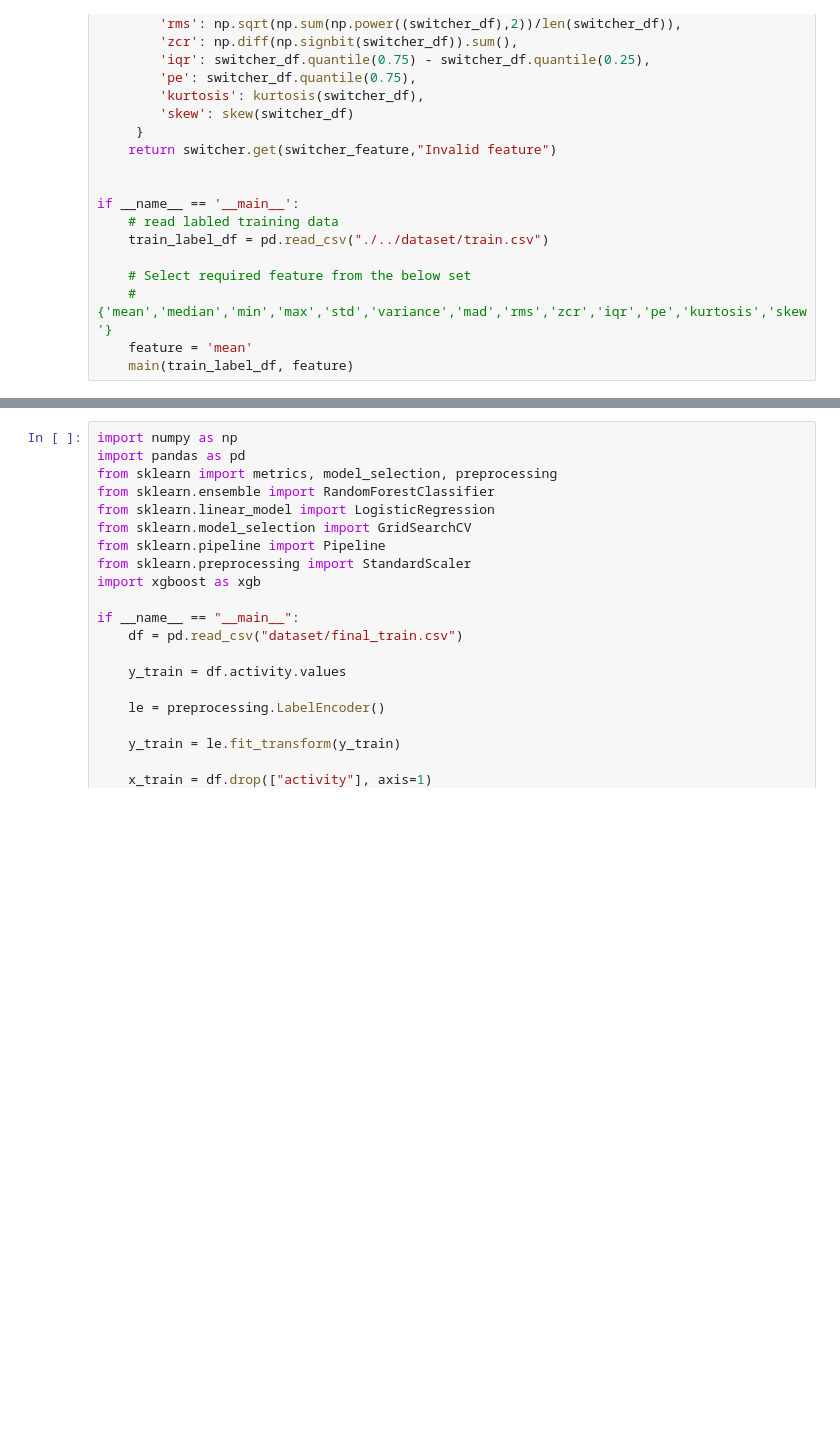
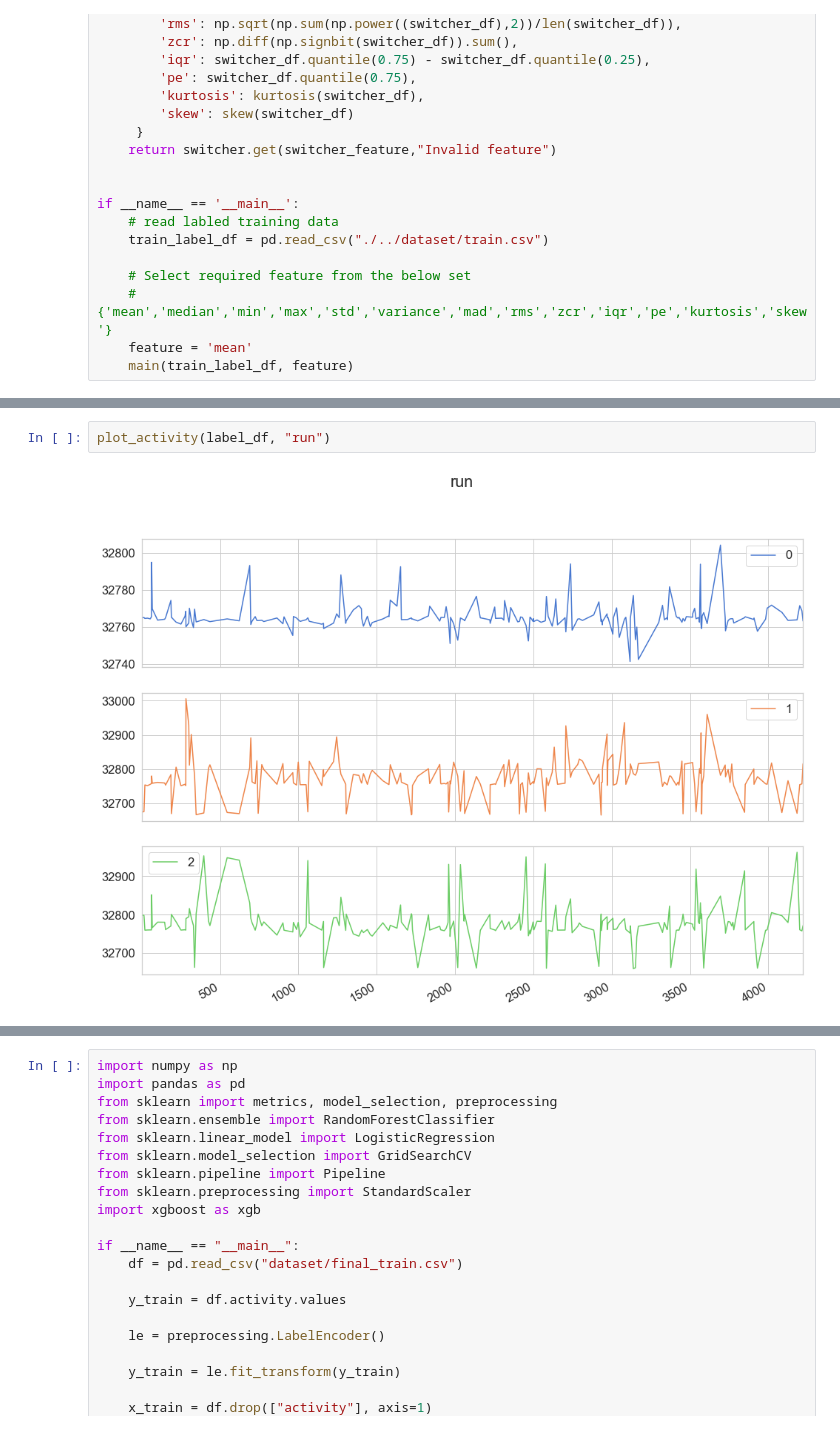
Before and after one commit to Narendra1508/bbdc-2019, a Jupyter notebook: notebook/eda.ipynb, the cells around one changed output, grey strips where cells are left out. Saved outputs shown, nothing was run; the diff lists cells and outputs as text; blank space fills up the shorter version.

```diff
--- a/notebook/eda.ipynb
+++ b/notebook/eda.ipynb
@@ -93,0 +175,4 @@ y = train_df['activity']
+# %%
+plot_activity(label_df, "run")
+# %% [output]
+[figure, added]
```
Also changed, not shown: parts of 25 cells of this notebook, 2 other files.
